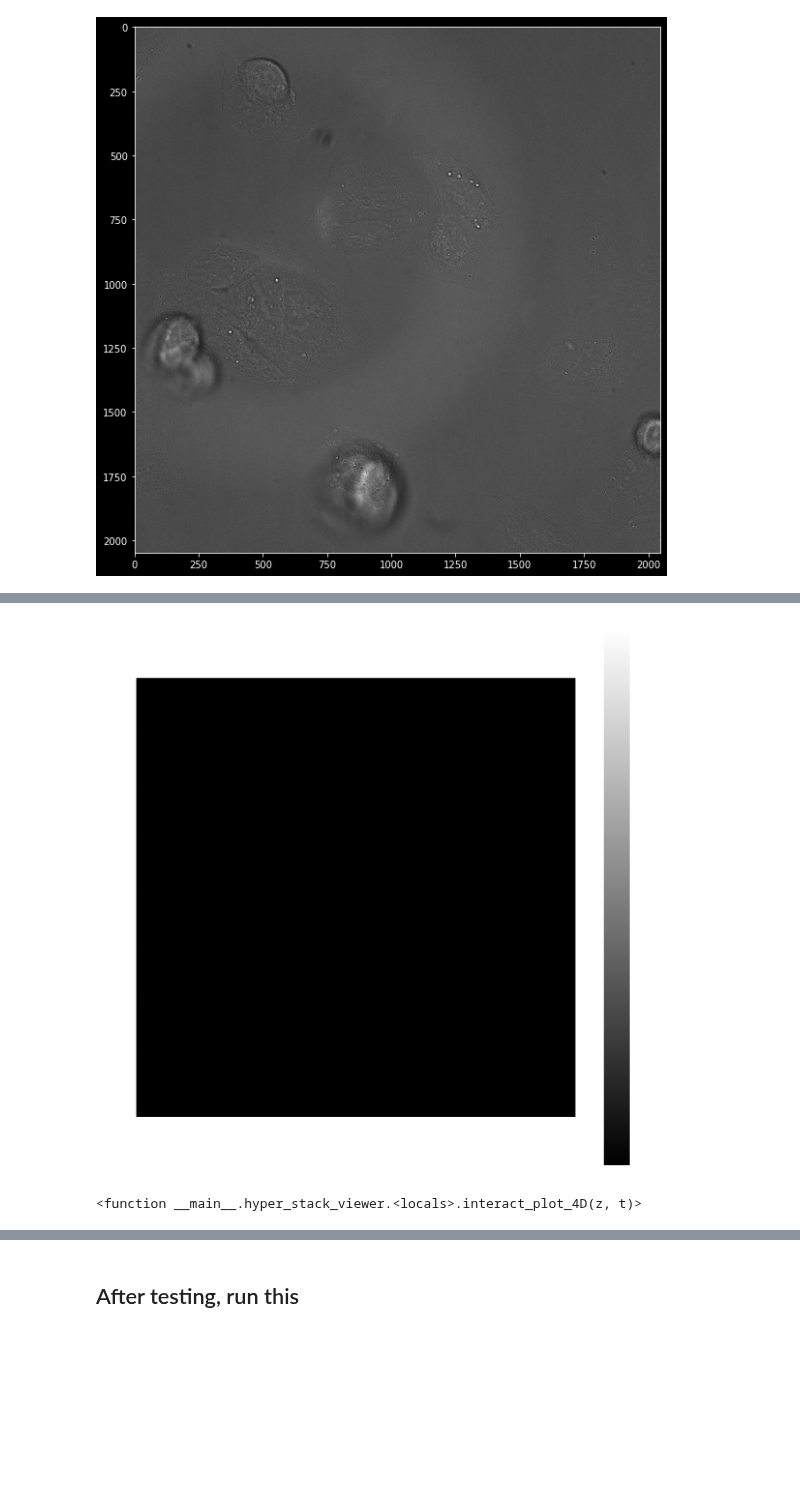
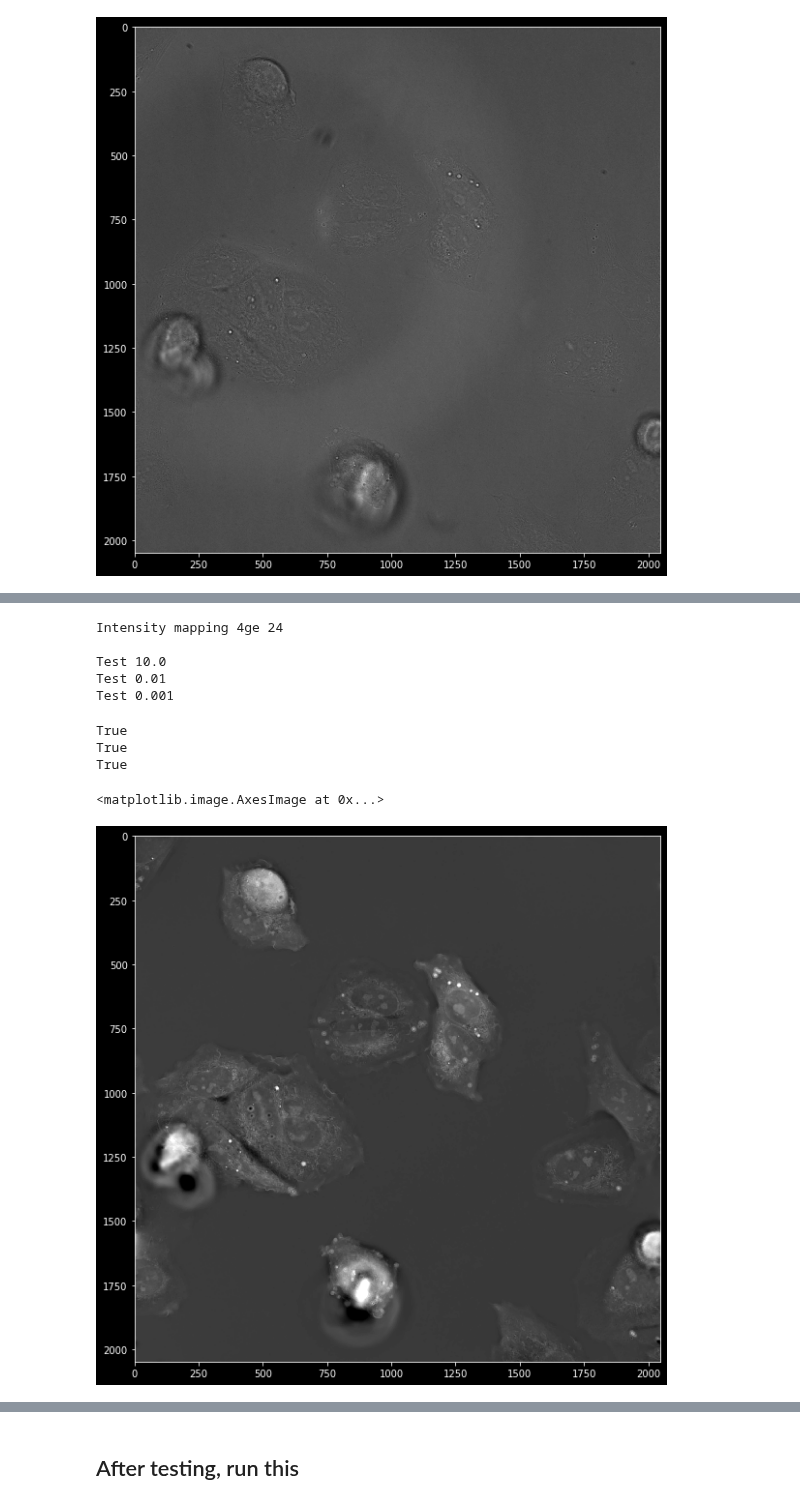
Before and after one commit to mehta-lab/waveorder, a Jupyter notebook: example/Polscope_Phase_data_IO_722_batch_gpu.ipynb, the cells around one changed output, grey strips where cells are left out. Saved outputs shown, nothing was run; the diff lists cells and outputs as text; code cells hidden in the pictures; blank space fills up the shorter version.

Commit message:
GPU tests

```diff
--- a/example/Polscope_Phase_data_IO_722_batch_gpu.ipynb
+++ b/example/Polscope_Phase_data_IO_722_batch_gpu.ipynb
@@ -82,13 +60,13 @@ if deconv == 'Tikhonov':
 elif deconv == 'TV':
     lambda_u = 1e-2   # absorption regularizer
     lambda_p = 1e-2   # phase regularizer
-    rho = 1           # rho coefficient of ADMM algorithm (the larger the less noisy and contrast)
+    rho = 1.5         # rho coefficient of ADMM algorithm (the larger the less noisy and contrast)
     itr = 10          # number of ADMM iteration (10 is usually good)
     verbose = False   # report of the iteration number or not
 # %%
 # Plot setting
 
-max_phase = 2                     # maximum phase value to display
+max_phase = 1.5                      # maximum phase value to display
 min_phase = -0.5                     # minimum phase value to display
 
 max_ret   = 2.5e-3/lambda_illu*2*np.pi # maximum retardance value
@@ -96,7 +74,7 @@ all_z     = False                    # plot all z birefringence or not
 z_layer   = 3                        # focal layer to plot if only plot single layer
 recon_birefringence = False           # Reconstruct birefringence?
 recon_phase = True                  # Reconstruct phase?
-lambdas = [1e-1,1e-2,1e-3]
+lambdas = [1e1,1e-2,1e-3]
 # %%
 files = {}
 for i in np.arange(N_Pos):
@@ -201,5 +173,22 @@ SyntaxError: 'return' outside function (<ipython-input-39-b16ca4bd03ba>, line 68
-# %%
-hyper_stack_viewer(test,3,1)
-# %% [output]
-[figure, removed]
-<function __main__.hyper_stack_viewer.<locals>.interact_plot_4D(z, t)>
+# %%
+test = phase_recon_test(setup, files, files_bg, Nimg, lambdas)
+# %% [output]
+Intensity mapping 4ge 24
+
+Test 10.0
+Test 0.01
+Test 0.001
+# %%
+print(np.allclose(test[0], test[1]))
+print(np.allclose(test[1], test[2]))
+print(np.allclose(test[0], test[2]))
+# %% [output]
+True
+True
+True
+# %%
+plt.figure(figsize = (10,10))
+plt.imshow(test[1], vmin = -0.5, vmax = 1.5, cmap = 'gray')
+# %% [output]
+<matplotlib.image.AxesImage at 0x...>
+[figure, added]
```
Also changed, not shown: parts of 11 cells of this notebook, 3 other files.
